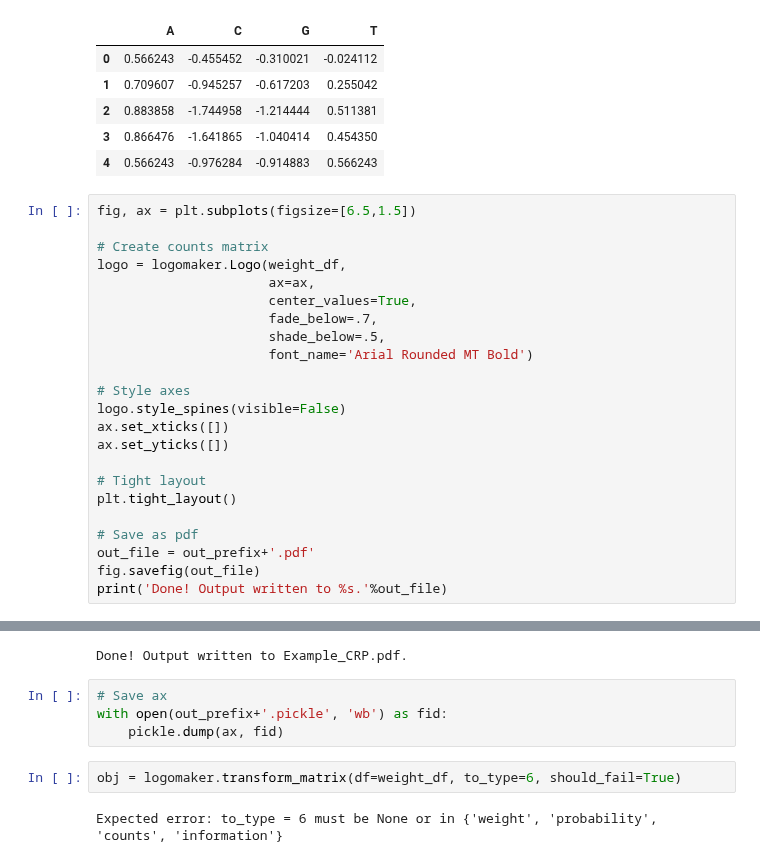
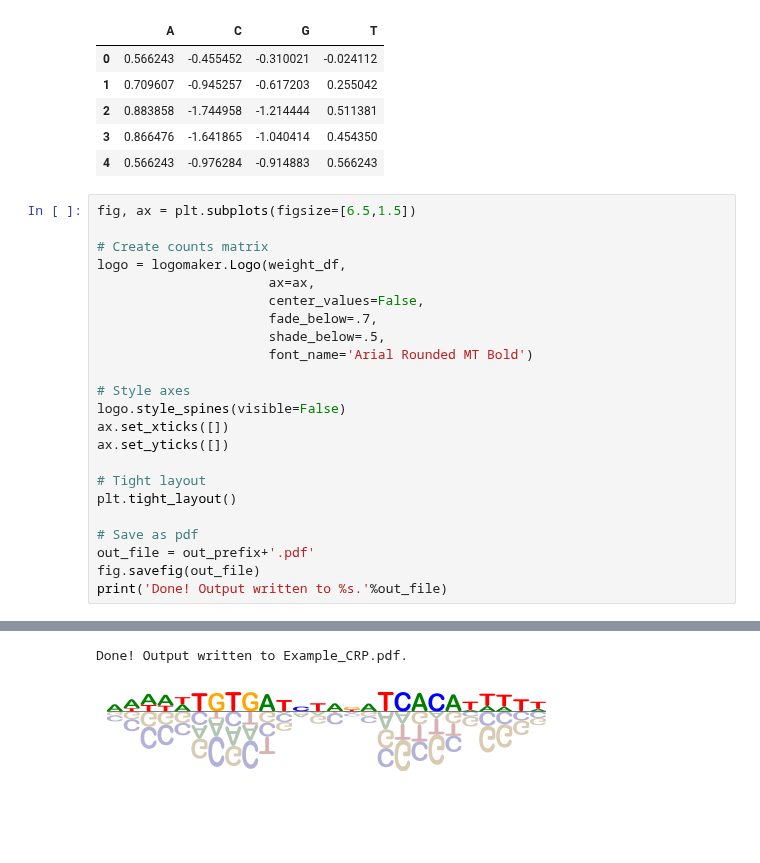
Before and after one commit to jbkinney/logomaker, a Jupyter notebook: examples/Example_CRP.ipynb, the cells around one changed output, grey strips where cells are left out. Saved outputs shown, nothing was run; the diff lists cells and outputs as text; blank space fills up the shorter version.

```diff
--- a/examples/Example_CRP.ipynb
+++ b/examples/Example_CRP.ipynb
@@ -39,7 +39,7 @@ fig, ax = plt.subplots(figsize=[6.5,1.5])
 # Create counts matrix
 logo = logomaker.Logo(weight_df,
                       ax=ax,
-                      center_values=True,
+                      center_values=False,
                       fade_below=.7,
                       shade_below=.5,
                       font_name='Arial Rounded MT Bold')
@@ -62,9 +60,2 @@ print('Done! Output written to %s.'%out_file)
 Done! Output written to Example_CRP.pdf.
+[figure, added]
-# %%
-# Save ax
-with open(out_prefix+'.pickle', 'wb') as fid:
-    pickle.dump(ax, fid)
-# %%
-obj = logomaker.transform_matrix(df=weight_df, to_type=6, should_fail=True)
-# %% [output]
-Expected error: to_type = 6 must be None or in {'weight', 'probability', 'counts', 'information'}
```
Also changed, not shown: parts of 8 cells of this notebook, 4 other files.
